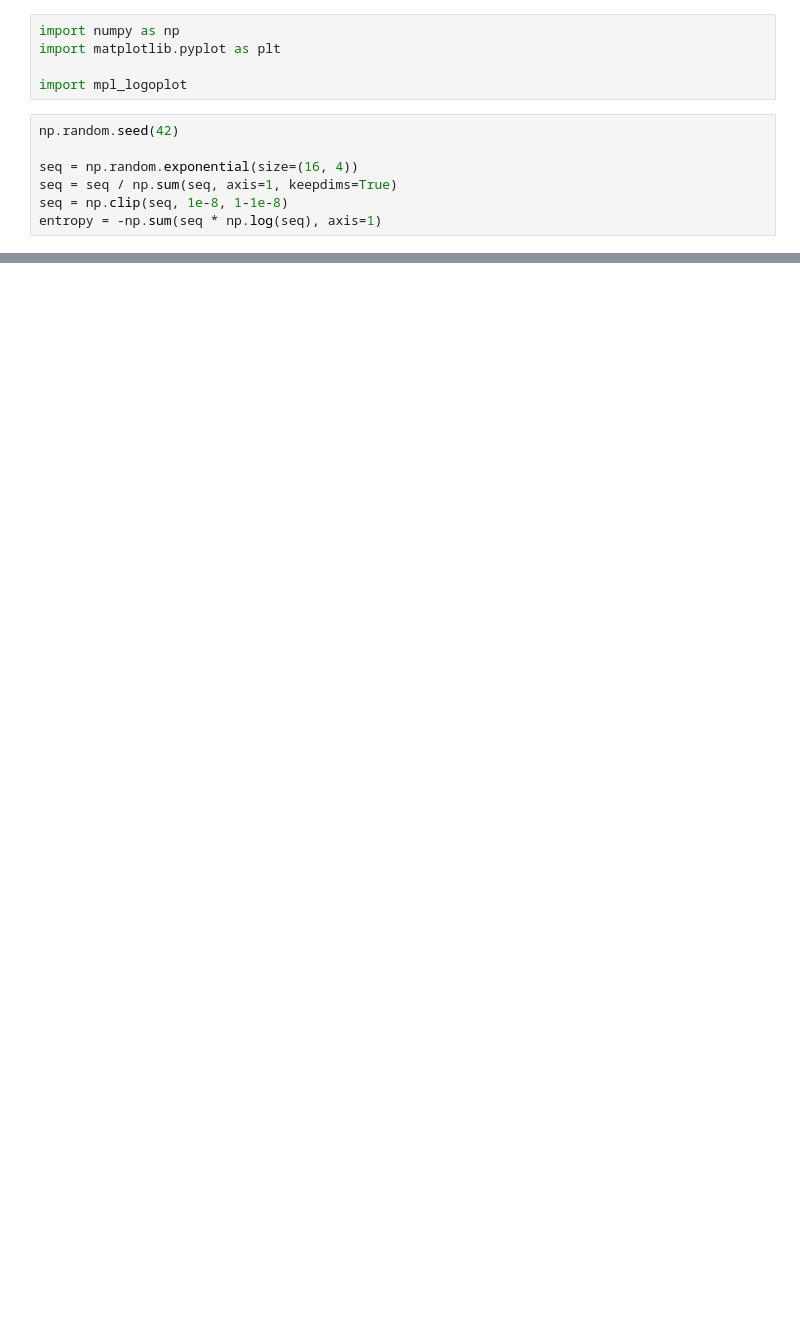
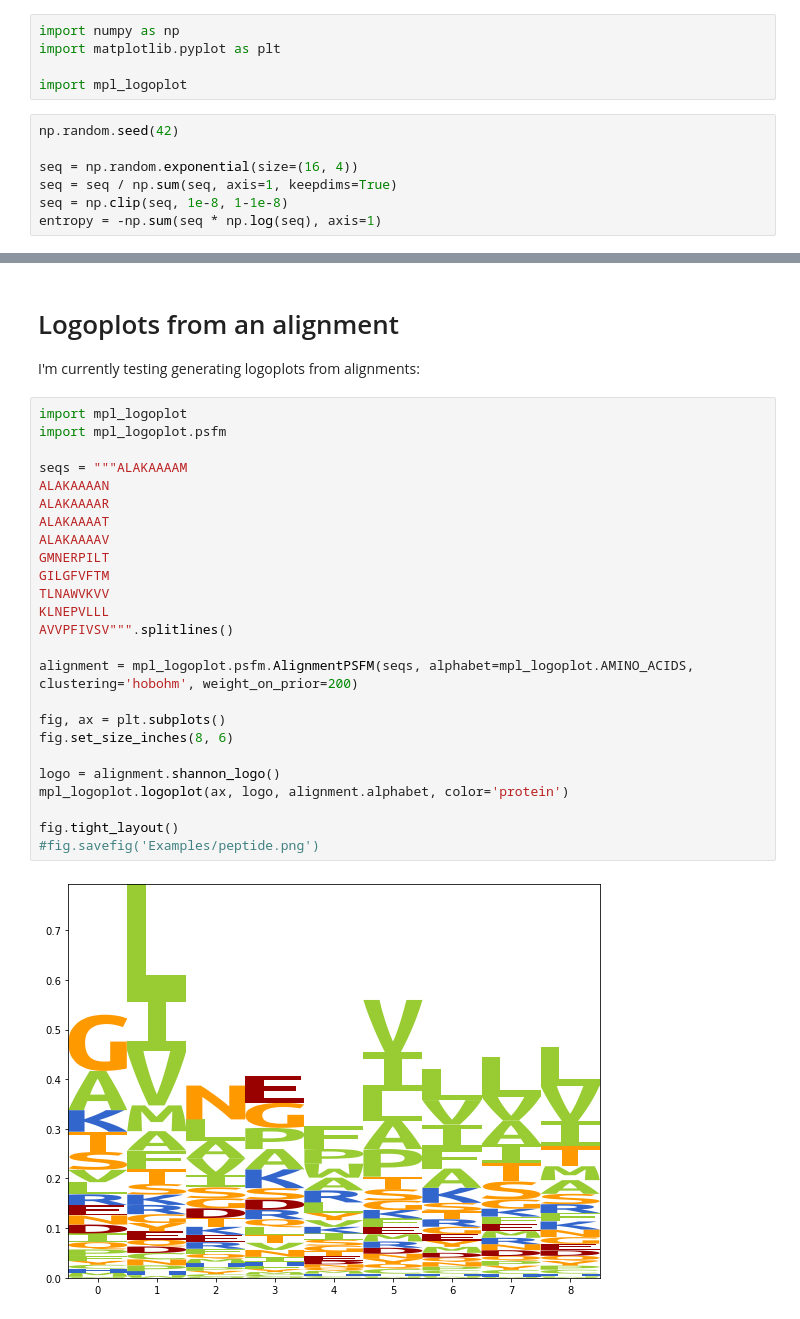
Before and after one commit to micked/mpl-logoplot, a Jupyter notebook: Examples.ipynb, the cells around one changed output, grey strips where cells are left out. Cells and saved outputs as stored; diff of their text form; blank space fills up the shorter version.

```diff
--- a/Examples.ipynb
+++ b/Examples.ipynb
@@ -25,0 +26,31 @@ fig.tight_layout()
+# %% [markdown]
+# Logoplots from an alignment
+
+I'm currently testing generating logoplots from alignments:
+# %%
+import mpl_logoplot
+import mpl_logoplot.psfm
+
+seqs = """ALAKAAAAM
+ALAKAAAAN
+ALAKAAAAR
+ALAKAAAAT
+ALAKAAAAV
+GMNERPILT
+GILGFVFTM
+TLNAWVKVV
+KLNEPVLLL
+AVVPFIVSV""".splitlines()
+
+alignment = mpl_logoplot.psfm.AlignmentPSFM(seqs, alphabet=mpl_logoplot.AMINO_ACIDS, clustering='hobohm', weight_on_prior=200)
+
+fig, ax = plt.subplots()
+fig.set_size_inches(8, 6)
+
+logo = alignment.shannon_logo()
+mpl_logoplot.logoplot(ax, logo, alignment.alphabet, color='protein')
+
+fig.tight_layout()
+#fig.savefig('Examples/peptide.png')
+# %% [output]
+[figure, added]
```
Also changed, not shown: parts of 1 cell of this notebook, 10 other files.
